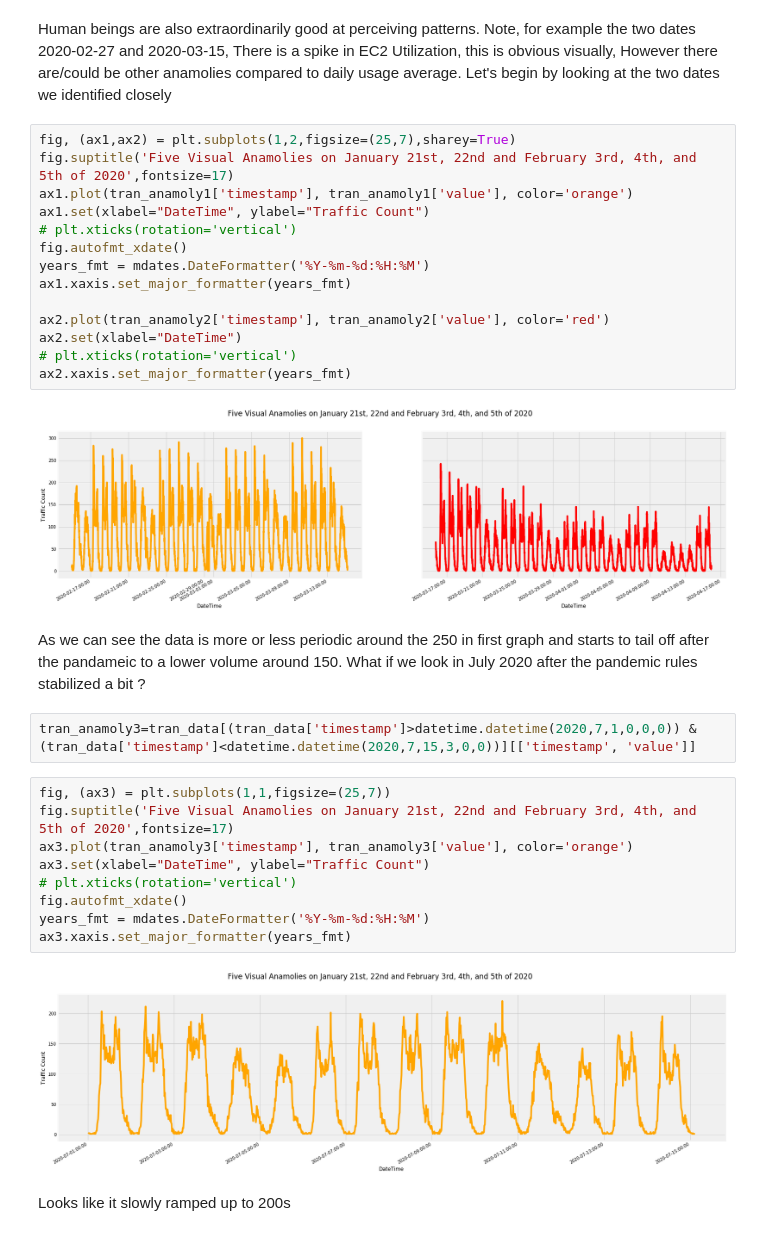
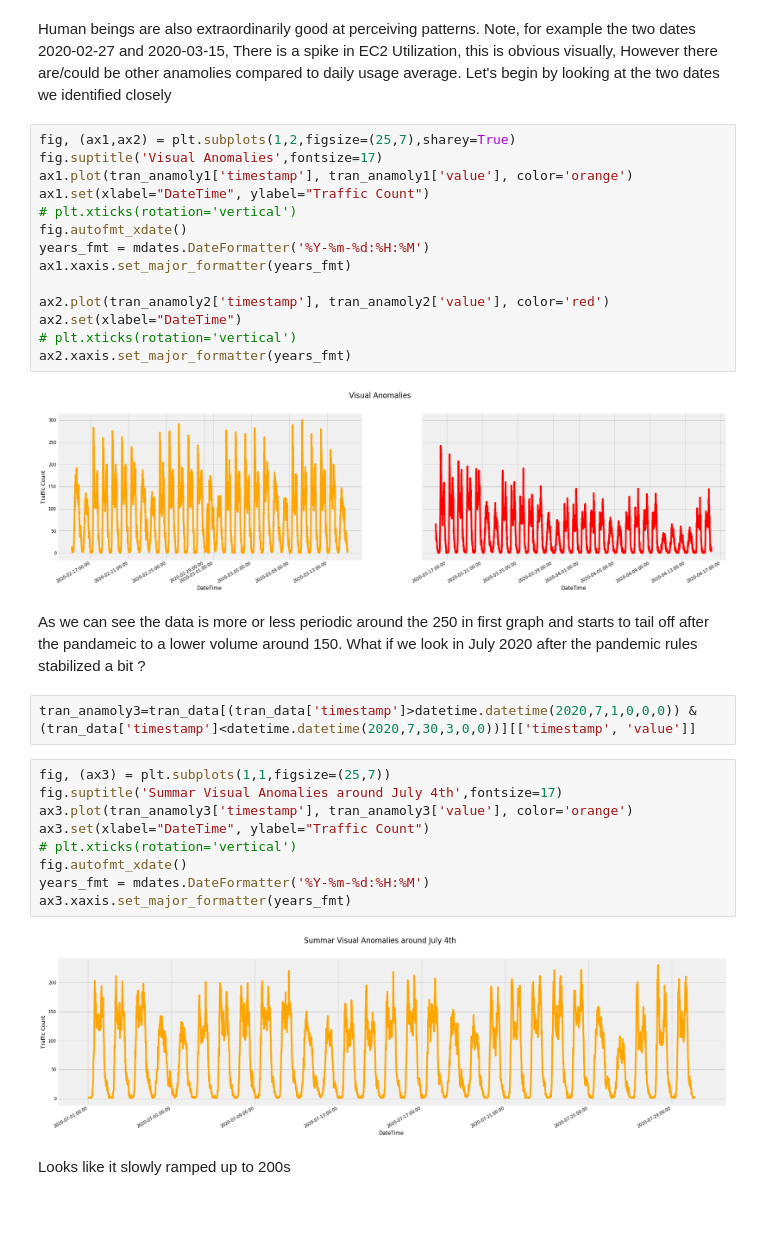
Before and after one commit to GavinatorK/sagemaker-built-batch-lambda, a Jupyter notebook: rcf-traffic.ipynb, the cells around one changed output. Drawn from its saved outputs; the diff is of its cells as text.

```diff
--- a/rcf-traffic.ipynb
+++ b/rcf-traffic.ipynb
@@ -170,7 +170,7 @@ tran_anamoly2=tran_data[(tran_data['timestamp']>datetime.datetime(2020,3,15,18,0
 Human beings are also extraordinarily good at perceiving patterns. Note, for example the two dates 2020-02-27 and 2020-03-15, There is a spike in EC2 Utilization, this is obvious visually, However there are/could be other anamolies compared to daily usage average. Let's begin by looking at the two dates we identified closely
 # %%
 fig, (ax1,ax2) = plt.subplots(1,2,figsize=(25,7),sharey=True)
-fig.suptitle('Five Visual Anamolies on January 21st, 22nd and February 3rd, 4th, and 5th of 2020',fontsize=17)
+fig.suptitle('Visual Anomalies',fontsize=17)
 ax1.plot(tran_anamoly1['timestamp'], tran_anamoly1['value'], color='orange')
 ax1.set(xlabel="DateTime", ylabel="Traffic Count")
 # plt.xticks(rotation='vertical')
@@ -183,22 +183,22 @@ ax2.set(xlabel="DateTime")
 # plt.xticks(rotation='vertical')
 ax2.xaxis.set_major_formatter(years_fmt)
 # %% [output]
-[figure, old version]
+[figure, new version]
 # %% [markdown]
 As we can see the data is more or less periodic around the 250 in first graph and starts to tail off after the pandameic to a lower volume around 150. What if we look in July 2020 after the pandemic rules stabilized a bit ?
 # %%
-tran_anamoly3=tran_data[(tran_data['timestamp']>datetime.datetime(2020,7,1,0,0,0)) & (tran_data['timestamp']<datetime.datetime(2020,7,15,3,0,0))][['timestamp', 'value']]
+tran_anamoly3=tran_data[(tran_data['timestamp']>datetime.datetime(2020,7,1,0,0,0)) & (tran_data['timestamp']<datetime.datetime(2020,7,30,3,0,0))][['timestamp', 'value']]
 # %%
 fig, (ax3) = plt.subplots(1,1,figsize=(25,7))
-fig.suptitle('Five Visual Anamolies on January 21st, 22nd and February 3rd, 4th, and 5th of 2020',fontsize=17)
+fig.suptitle('Summar Visual Anomalies around July 4th',fontsize=17)
 ax3.plot(tran_anamoly3['timestamp'], tran_anamoly3['value'], color='orange')
 ax3.set(xlabel="DateTime", ylabel="Traffic Count")
 # plt.xticks(rotation='vertical')
 fig.autofmt_xdate()
 years_fmt = mdates.DateFormatter('%Y-%m-%d:%H:%M')
 ax3.xaxis.set_major_formatter(years_fmt)
 # %% [output]
-[figure, old version]
+[figure, new version]
 # %% [markdown]
 Looks like it slowly ramped up to 200s
 # %% [markdown]
```
Also changed, not shown: parts of 6 cells of this notebook.
